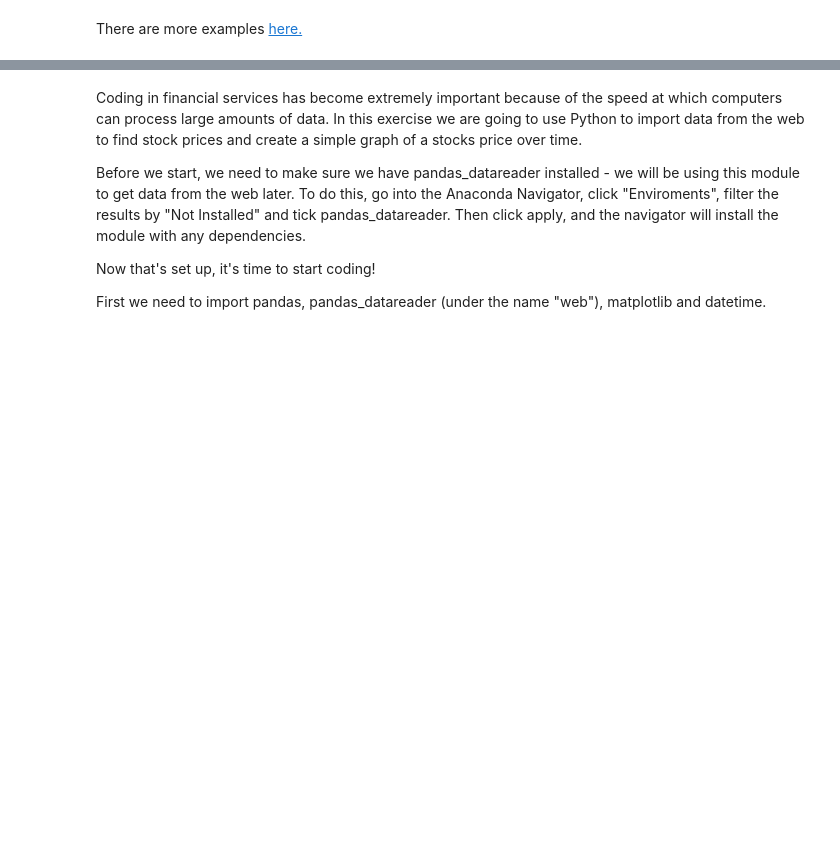
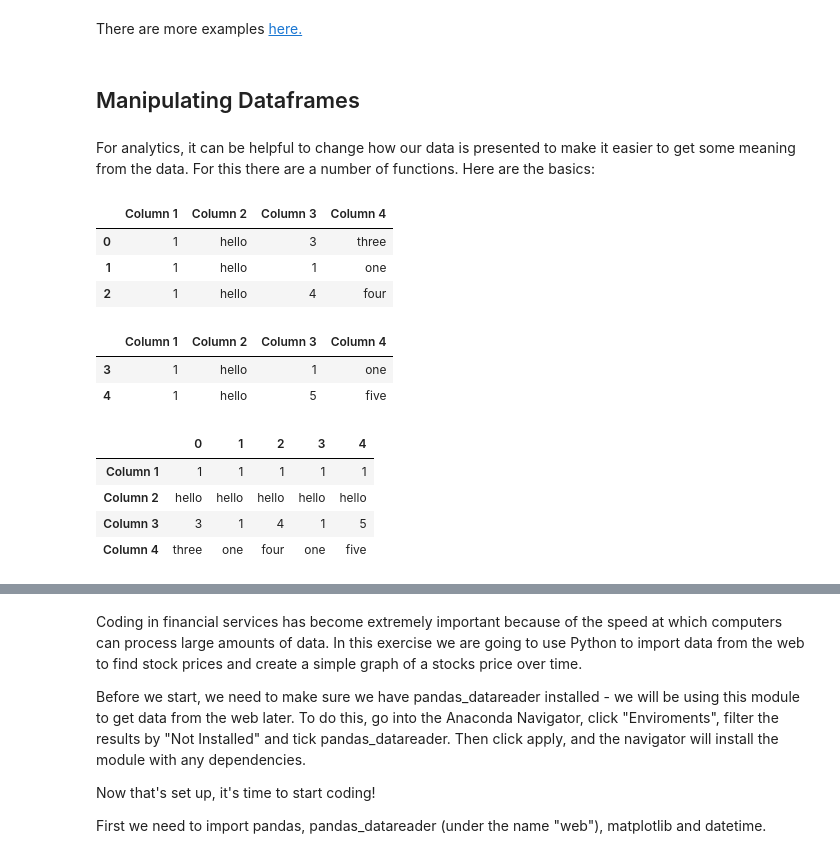
Before and after one commit to rtreharne/HiPy-Mathematics, a Jupyter notebook: Python for Mathematics - Data Analysis for Finance using Pandas.ipynb, the cells around one changed output, grey strips where cells are left out. Saved outputs shown, nothing was run; the diff lists cells and outputs as text; code cells hidden in the pictures; blank space fills up the shorter version.

```diff
--- a/Python for Mathematics - Data Analysis for Finance using Pandas.ipynb
+++ b/Python for Mathematics - Data Analysis for Finance using Pandas.ipynb
@@ -48,2 +50,27 @@ print(bigTable)
 # %% [markdown]
 There are more examples [here.](http://pandas.pydata.org/pandas-docs/stable/dsintro.html)
+# %% [markdown]
+## Manipulating Dataframes
+# %% [markdown]
+For analytics, it can be helpful to change how our data is presented to make it easier to get some meaning from the data. For this there are a number of functions. Here are the basics:
+# %%
+bigTable.head(3) #Returns the first 3 rows
+# %% [output]
+|  | Column 1 | Column 2 | Column 3 | Column 4 |
+| 0 | 1 | hello | 3 | three |
+| 1 | 1 | hello | 1 | one |
+| 2 | 1 | hello | 4 | four |
+# %%
+bigTable.tail(2) #Returns the last 2 rows
+# %% [output]
+|  | Column 1 | Column 2 | Column 3 | Column 4 |
+| 3 | 1 | hello | 1 | one |
+| 4 | 1 | hello | 5 | five |
+# %%
+bigTable.T #Transposes our data
+# %% [output]
+|  | 0 | 1 | 2 | 3 | 4 |
+| Column 1 | 1 | 1 | 1 | 1 | 1 |
+| Column 2 | hello | hello | hello | hello | hello |
+| Column 3 | 3 | 1 | 4 | 1 | 5 |
+| Column 4 | three | one | four | one | five |
```
Also changed, not shown: parts of 20 cells of this notebook.
